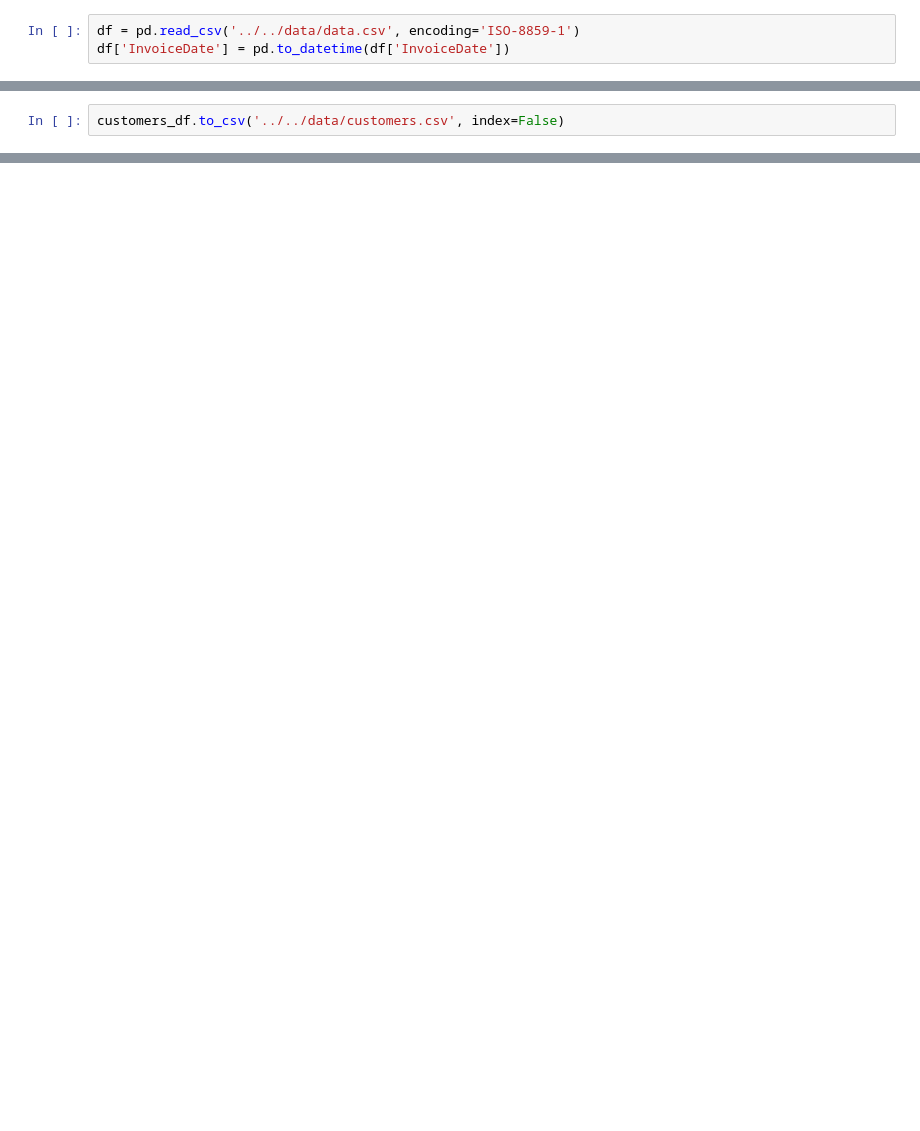
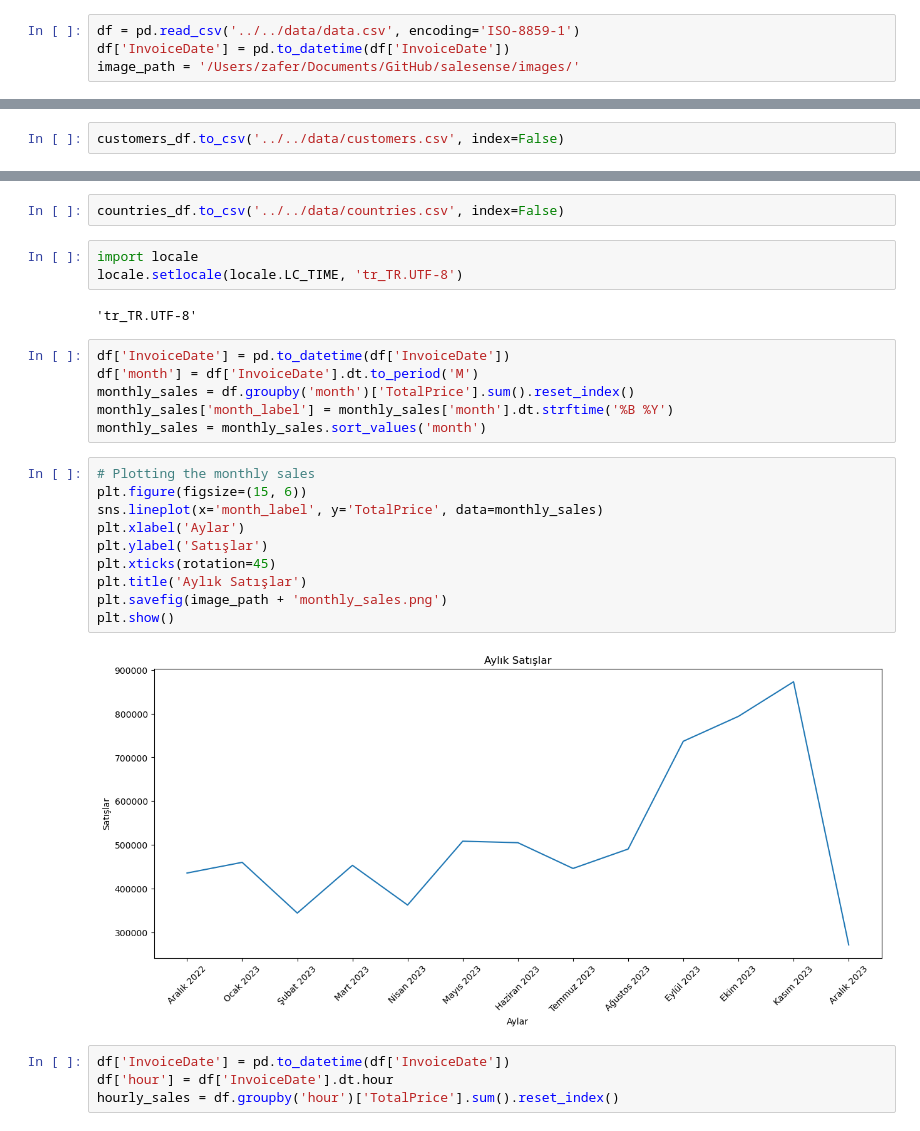
Before and after one commit to zafermesut/salesense, a Jupyter notebook: data-science/eda/Sale Analysis.ipynb, the cells around one changed output, grey strips where cells are left out. Saved outputs shown, nothing was run; the diff lists cells and outputs as text; blank space fills up the shorter version.

```diff
--- a/data-science/eda/Sale Analysis.ipynb
+++ b/data-science/eda/Sale Analysis.ipynb
@@ -10,6 +10,7 @@ import plotly.express as px
 # %%
 df = pd.read_csv('../../data/data.csv', encoding='ISO-8859-1')
 df['InvoiceDate'] = pd.to_datetime(df['InvoiceDate'])
+image_path = '/Users/zafer/Documents/GitHub/salesense/images/'
 # %%
 df.shape
 # %% [output]
@@ -184,0 +184,29 @@ customers_df.to_csv('../../data/customers.csv', index=False)
+# %%
+countries_df.to_csv('../../data/countries.csv', index=False)
+# %%
+import locale
+locale.setlocale(locale.LC_TIME, 'tr_TR.UTF-8')
+# %% [output]
+'tr_TR.UTF-8'
+# %%
+df['InvoiceDate'] = pd.to_datetime(df['InvoiceDate'])
+df['month'] = df['InvoiceDate'].dt.to_period('M')
+monthly_sales = df.groupby('month')['TotalPrice'].sum().reset_index()
+monthly_sales['month_label'] = monthly_sales['month'].dt.strftime('%B %Y')
+monthly_sales = monthly_sales.sort_values('month')
+# %%
+# Plotting the monthly sales
+plt.figure(figsize=(15, 6))
+sns.lineplot(x='month_label', y='TotalPrice', data=monthly_sales)
+plt.xlabel('Aylar')
+plt.ylabel('Satışlar')
+plt.xticks(rotation=45)
+plt.title('Aylık Satışlar')
+plt.savefig(image_path + 'monthly_sales.png')
+plt.show()
+# %% [output]
+[figure, added]
+# %%
+df['InvoiceDate'] = pd.to_datetime(df['InvoiceDate'])
+df['hour'] = df['InvoiceDate'].dt.hour
+hourly_sales = df.groupby('hour')['TotalPrice'].sum().reset_index()
```
Also changed, not shown: parts of 12 cells of this notebook, 20 other files.
